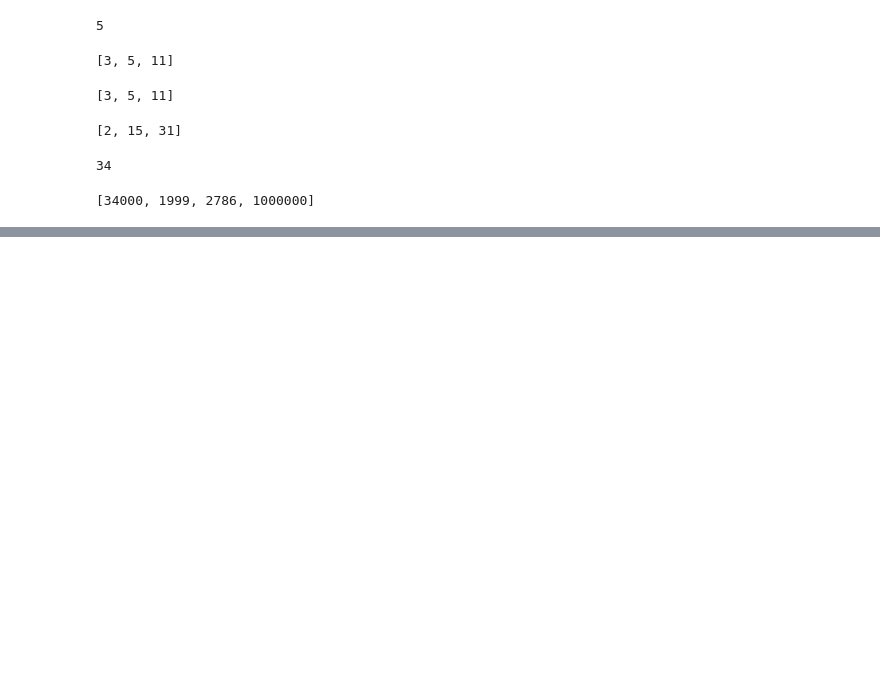
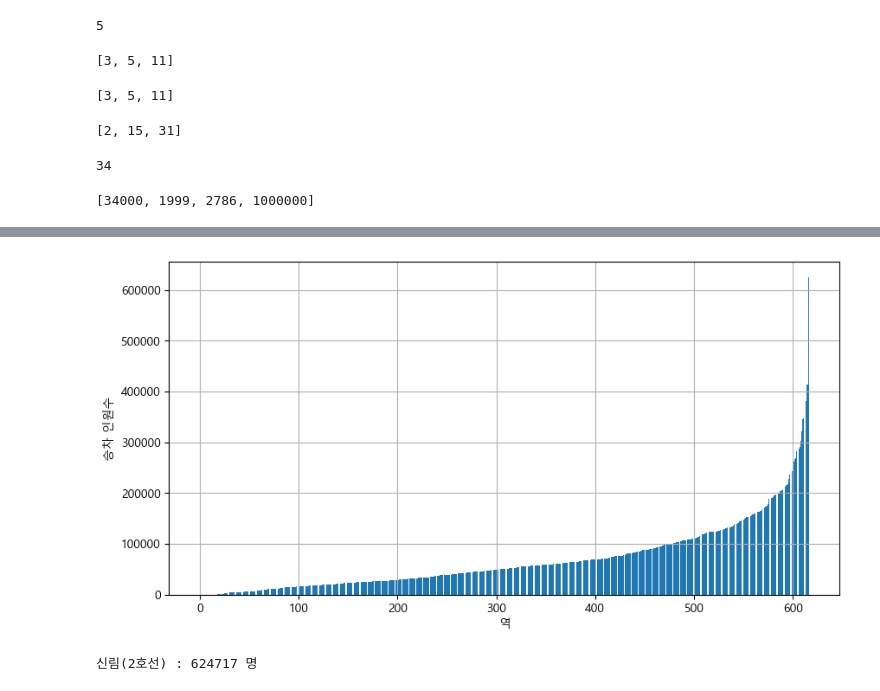
Before and after one commit to parksuejin1026/2025-Data-Analytics, a Jupyter notebook: 10Weeks/Lecture21.ipynb, the cells around one changed output, grey strips where cells are left out. Cells and saved outputs as stored; diff of their text form; code cells hidden in the pictures; blank space fills up the shorter version.

```diff
--- a/10Weeks/Lecture21.ipynb
+++ b/10Weeks/Lecture21.ipynb
@@ -69,0 +101,51 @@ ValueError: invalid literal for int() with base 10: '승차'
+# %%
+# 오전 7 ~ 9시 승차 데이터를 오름차순으로 정렬하고, 막대그래프로 시각화하기
+
+f = open('subwaytime.csv', encoding='cp949')
+data = csv.reader(f)
+header = next(data)
+next(data)
+result = []
+
+for row in data:
+    for i in range(4,52):
+        row[i] = row[i].replace(',', '')
+
+    row[4:] = map(int, row[4:])
+    result.append(sum(row[10:15:2])) # 오전 7 ~ 9시 승차 데이터
+
+f.close()
+
+result.sort()
+
+plt.figure(figsize=(10,5))
+plt.bar(range(len(result)), result)
+plt.xlabel("역")
+plt.ylabel("승차 인원수")
+plt.grid(True)
+plt.show()
+# %% [output]
+[figure, added]
+# %%
+f = open('subwaytime.csv', encoding='cp949')
+data = csv.reader(f)
+
+header = next(data)
+next(data)
+
+max_people = 0
+max_station = ''
+for row in data:
+    for i in range(4, 52):
+        row[i] = row[i].replace(',', "")
+
+    row[4:] = map(int, row[4:])
+    if sum(row[10:15:2]) > max_people:
+        max_people = sum(row[10:15:2])
+        max_station = row[3] + '(' + row[1] + ')'
+
+f.close()
+
+print(max_station, ':', max_people, '명')
+# %% [output]
+신림(2호선) : 624717 명
```
Also changed, not shown: parts of 2 cells of this notebook, 1 other file.
